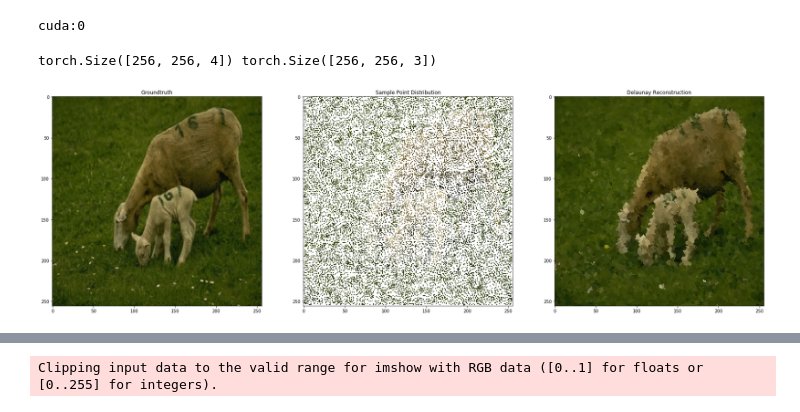
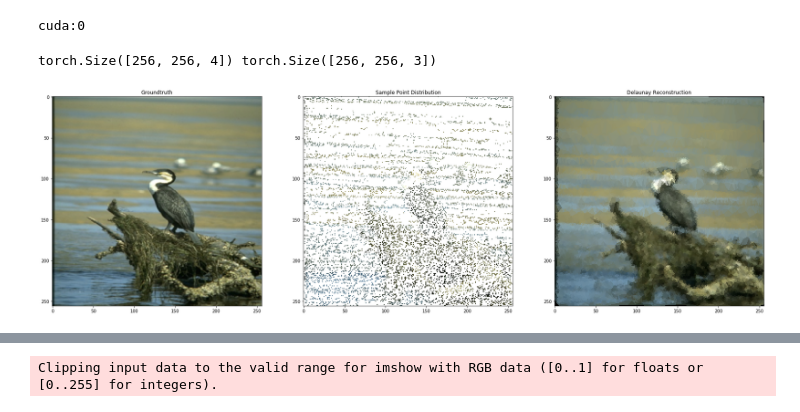
Before and after one commit to YanjieZe/NU-SSSR, a Jupyter notebook: mae-finetune-set5.ipynb, the cells around one changed output, grey strips where cells are left out. Cells and saved outputs as stored; diff of their text form; code cells hidden in the pictures.

Commit message:
Sobel Starified Sampler: Added

```diff
--- a/mae-finetune-set5.ipynb
+++ b/mae-finetune-set5.ipynb
@@ -86,6 +86,20 @@ wandb: wandb version 0.12.9 is available!  To upgrade, please run:
 wandb:  $ pip install wandb --upgrade
 Syncing run clean-dew-2 to Weights & Biases (docs).
 cuda:0
+# %%
+args = parse_args( [ "--alg", "MAE"
+                   , "--description", "mae-finetune-1000pts-1e-3-set5"
+                   , "--lr", "1e-3"
+                   , "--epoch", "40"
+                   , '--data_root', 'data/set5'
+                   , '--batch_size', '1'
+                   , '--point_num', '10000'
+                   , '--method', 'vertex'
+                   , '--sample_method', 'sobel'
+                   , '--img_width', '256'
+                   , '--img_height', '256'
+                   , '--img_size', '256'
+                   ])
 # %%
 
 from sampling.triangulation_blur import DelaunayTriangulationBlur_4Channel
@@ -129,7 +143,7 @@ class TrainDataset_4Channel(Dataset):
         img_pair['hr'] = torch.tensor(img_hr, dtype=torch.float32)
 
         img_lr = DelaunayTriangulationBlur_4Channel(np.array(img_lr), \
-            self.args.point_num, self.args.method, sample_point_method='random')
+            self.args.point_num, self.args.method, sample_point_method='sobel')
         img_pair['lr'] = torch.tensor(np.array(img_lr), dtype=torch.float32)
 
         img_pair['hr'] /= 255
@@ -149,29 +163,29 @@ train_loader = data.DataLoader(dataset=train_dataset,
                                 drop_last=True,
                                 collate_fn=utils.collect_function,)
 # %%
-img_pair = train_dataset[1]
+img_pair = train_dataset[0]
 img_lr = img_pair['lr']
 img_hr = img_pair['hr']
 
 print(img_lr.shape, img_hr.shape)
 
 figsize=(30, 30)
 plt.figure(1, figsize=figsize)
 plt.subplot(1, 3, 1)
 plt.imshow(img_hr)
 plt.title('Groundtruth')
 
 plt.figure(1, figsize=figsize)
 plt.subplot(1, 3, 2)
 plt.imshow(img_lr)
 plt.title('Sample Point Distribution')
 
 plt.figure(1, figsize=figsize)
 plt.subplot(1, 3, 3)
 plt.imshow(img_lr[:, :, :-1])
 plt.title('Delaunay Reconstruction')
 
 plt.show()
 # %% [output]
 torch.Size([256, 256, 4]) torch.Size([256, 256, 3])
-[figure, old version]
+[figure, new version]
```
Also changed, not shown: parts of 1 cell of this notebook, 3 other files.
